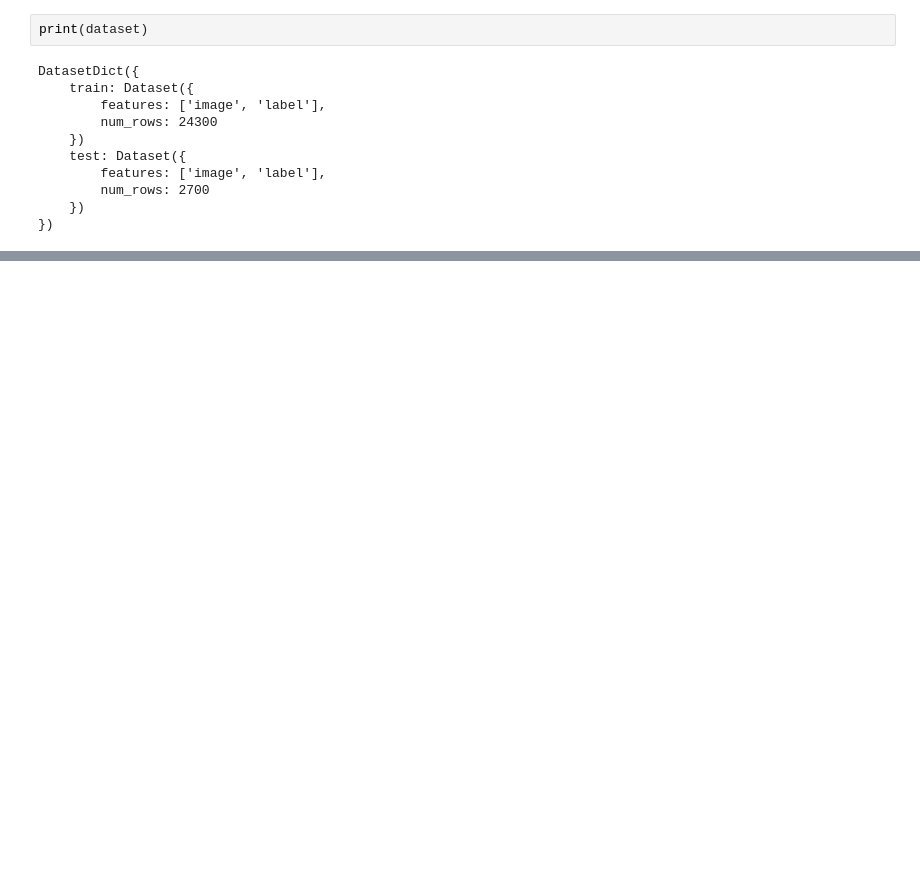
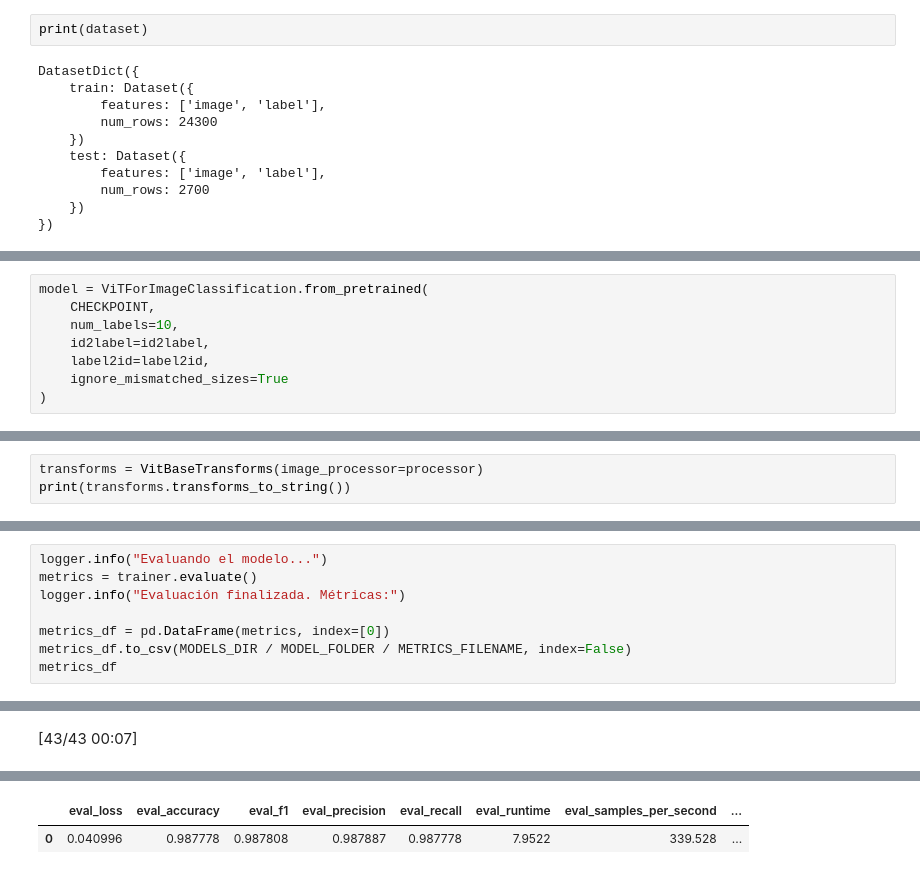
Before and after one commit to brunomaso1/vision-transformer, a Jupyter notebook: notebooks/3.03-vit-base.ipynb, the cells around one changed output, grey strips where cells are left out. Drawn from its saved outputs; the diff is of its cells as text; blank space fills up the shorter version.

Commit message:
feat: :sparkles: vit-base+resultados: arreglos vit-base + resultados

```diff
--- a/notebooks/3.03-vit-base.ipynb
+++ b/notebooks/3.03-vit-base.ipynb
@@ -432,0 +261,8 @@ dict_keys(['pixel_values', 'label'])
+# %%
+model = ViTForImageClassification.from_pretrained(
+    CHECKPOINT,
+    num_labels=10,
+    id2label=id2label,
+    label2id=label2id,
+    ignore_mismatched_sizes=True
+)
@@ -432,0 +274,3 @@ dict_keys(['pixel_values', 'label'])
+# %%
+transforms = VitBaseTransforms(image_processor=processor)
+print(transforms.transforms_to_string())
@@ -432,0 +426,9 @@ dict_keys(['pixel_values', 'label'])
+# %%
+logger.info("Evaluando el modelo...")
+metrics = trainer.evaluate()
+logger.info("Evaluación finalizada. Métricas:")
+
+metrics_df = pd.DataFrame(metrics, index=[0])
+metrics_df.to_csv(MODELS_DIR / MODEL_FOLDER / METRICS_FILENAME, index=False)
+metrics_df
+# %% [output]
@@ -432,0 +436 @@ dict_keys(['pixel_values', 'label'])
+[43/43 00:07]
@@ -432,0 +438,2 @@ dict_keys(['pixel_values', 'label'])
+|  | eval_loss | eval_accuracy | eval_f1 | eval_precision | eval_recall | eval_runtime | eval_samples_per_second | ... |
+| 0 | 0.040996 | 0.987778 | 0.987808 | 0.987887 | 0.987778 | 7.9522 | 339.528 | ... |
```
Also changed, not shown: parts of 58 cells of this notebook, 19 other files.
